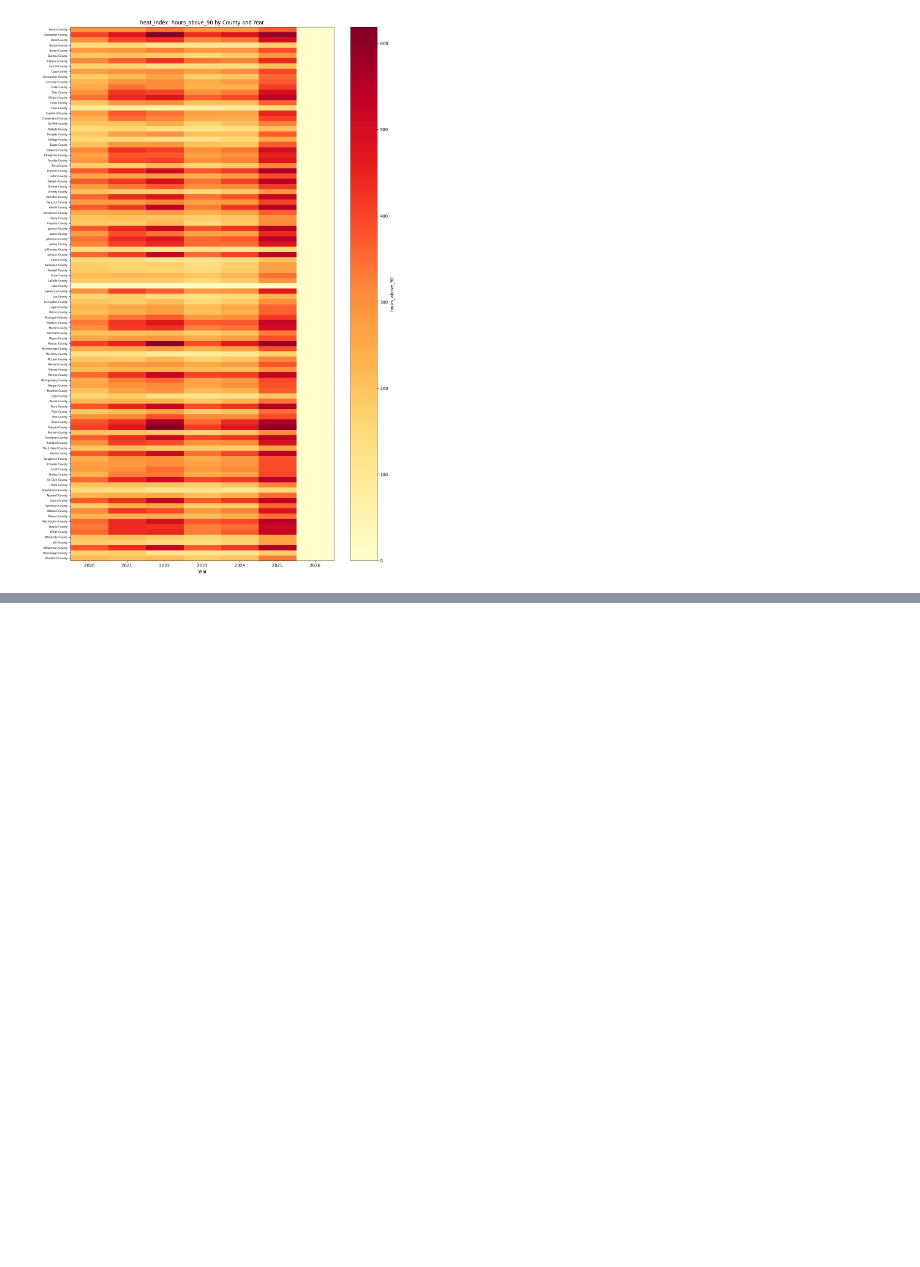
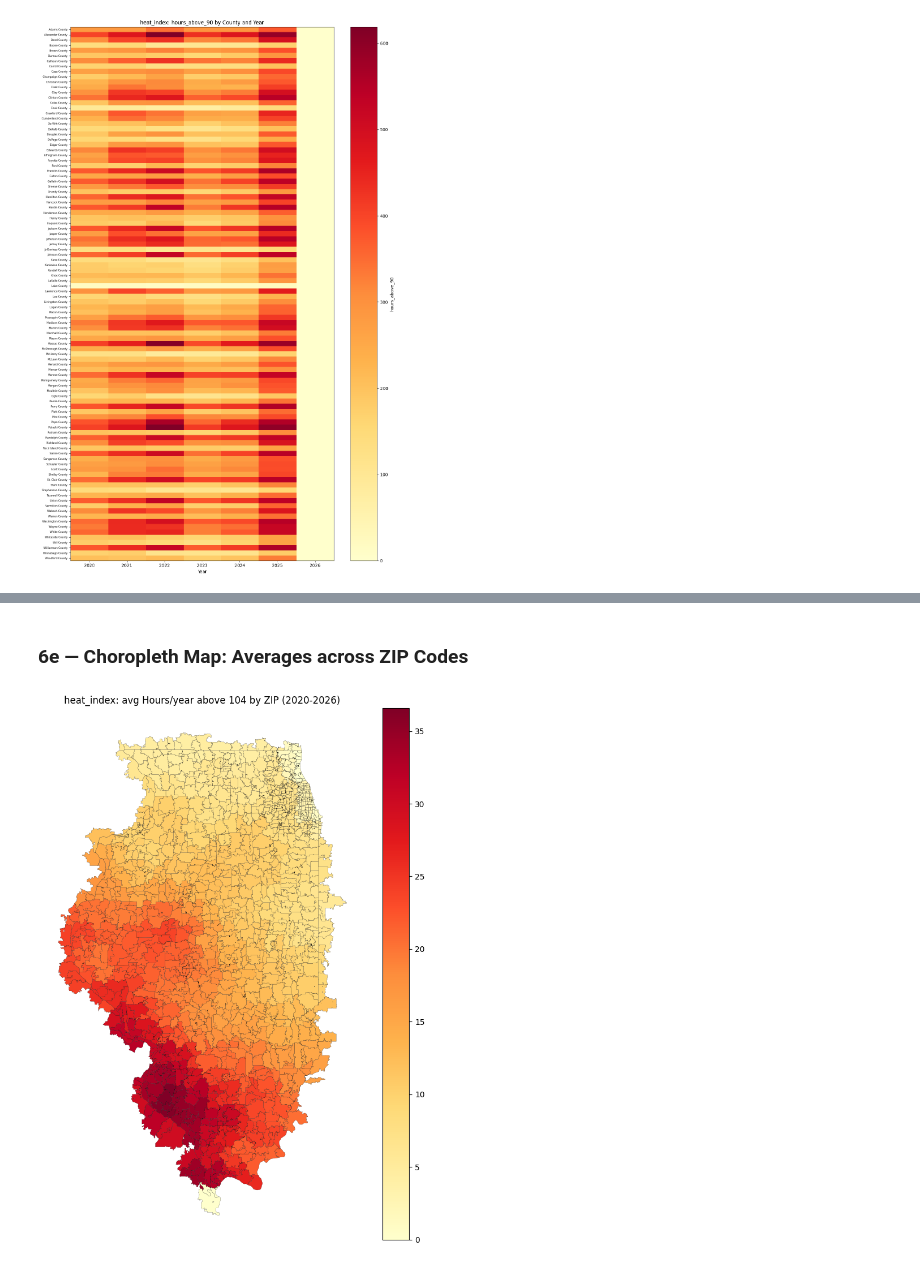
Before and after one commit to cdds-uiuc/climstat-era5, a Jupyter notebook: climstat_pipeline.ipynb, the cells around one changed output, grey strips where cells are left out. Drawn from its saved outputs; the diff is of its cells as text; code cells hidden in the pictures; blank space fills up the shorter version.

```diff
--- a/climstat_pipeline.ipynb
+++ b/climstat_pipeline.ipynb
@@ -312,0 +320,27 @@ print("\nDone.")
+# %%
+# Precompute the ZCTA-to-grid-point mapping once (avoids reloading
+# the shapefiles 14 times in the loop below).
+_sample_ds = list(daily_results.values())[0]
+zcta_mapping = build_zcta_mapping(
+    _sample_ds,
+    zcta_shapefile=ZCTA_SHAPEFILE_PATH,
+    county_shapefile=SHAPEFILE_PATH,
+)
+
+daily_zipcode = {}     # metric_name -> pd.DataFrame
+averages_zipcode = {}  # metric_name -> pd.DataFrame
+
+for name in METRICS:
+    print(f"\n=== {name} ===")
+
+    print("  Aggregating daily summary to ZIP codes ...")
+    daily_zipcode[name] = aggregate_to_zipcodes(
+        daily_results[name], zcta_mapping=zcta_mapping,
+    )
+
+    print("  Aggregating averages to ZIP codes ...")
+    averages_zipcode[name] = aggregate_to_zipcodes(
+        averages_results[name], zcta_mapping=zcta_mapping,
+    )
+
+print("\nDone.")
@@ -444,0 +571,12 @@ else:
+# %% [markdown]
+### 6e — Choropleth Map: Averages across ZIP Codes
+# %%
+plot_zipcode_map(
+    demo_averages_zip,
+    average_summary="avg_hours_per_year_above_104",
+    zcta_shapefile_path=ZCTA_SHAPEFILE_PATH,
+    county_shapefile_path=SHAPEFILE_PATH,
+    title=f"{demo_metric}: avg Hours/year above 104 by ZIP ({YEAR_START}-{YEAR_END})",
+);
+# %% [output]
+[figure, added]
```
Also changed, not shown: parts of 13 cells of this notebook, 6 other files.
